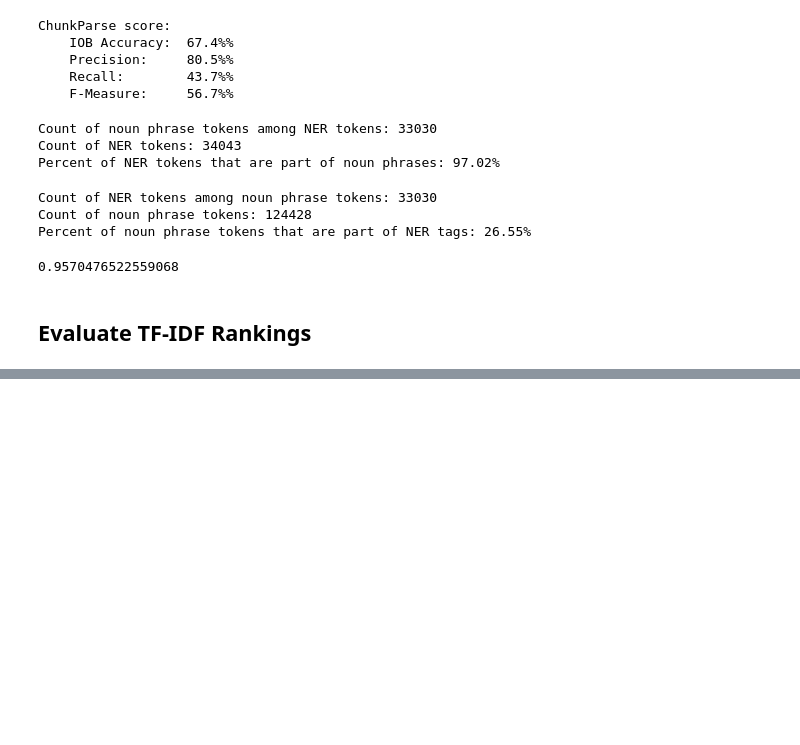
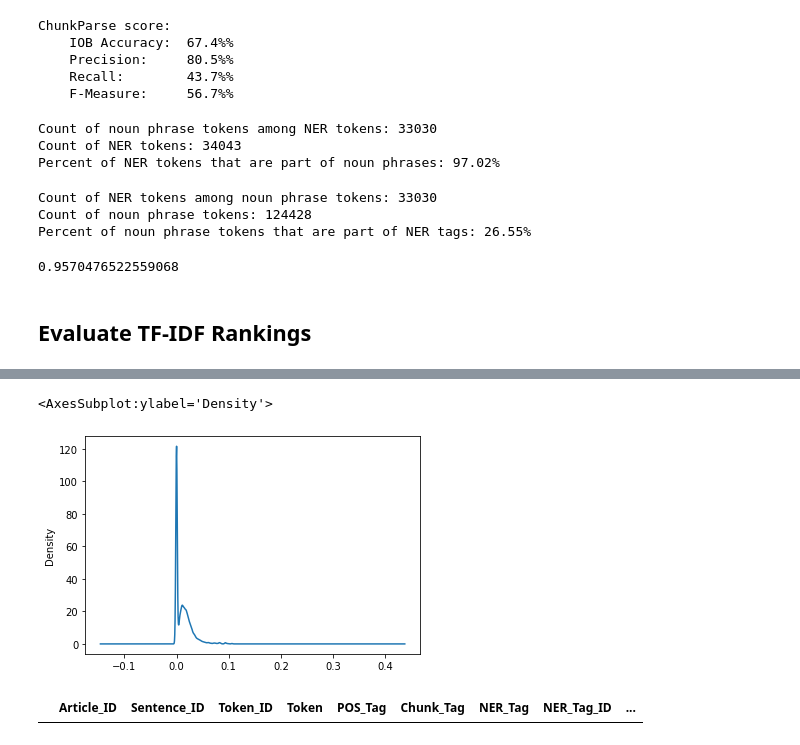
Before and after one commit to ToddMorrill/knowledge-graphs, a Jupyter notebook: kg/ner/NER_Noun_Phrases.ipynb, the cells around one changed output, grey strips where cells are left out. Saved outputs shown, nothing was run; the diff lists cells and outputs as text; code cells hidden in the pictures; blank space fills up the shorter version.

Commit message:
V1 TextRank implementation

```diff
--- a/kg/ner/NER_Noun_Phrases.ipynb
+++ b/kg/ner/NER_Noun_Phrases.ipynb
@@ -260,0 +262,22 @@ weighted avg       0.83      0.77      0.79    203618
+# %%
+# gather up articles
+articles = train_df.groupby(['Article_ID'], )['Token'].apply(lambda x: ' '.join([str(y) for y in list(x)])).values.tolist()
+# %%
+# get candidate phrases
+candidates = []
+scored_candidates = []
+for idx, article in enumerate(articles):
+    # manually tokenize because nltk tokenizer is converting 'C$' -> ['C', '$'] and throwing off comparison
+    sentences = utils.tokenize_text(article)
+    article = [sentence.split() for sentence in sentences]
+    article = utils.tag_pos(article)
+    temp_candidates = []
+    for candidate in scorer.candidates(article, preprocess = False):
+        candidates.append(candidate)
+        temp_candidates.append(candidate)
+    candidate_noun_phrases = [tokens for tokens, flag in temp_candidates if flag]
+    scored_words = scorer.fit_document(candidate_noun_phrases)
+    for candidate in scorer.score_phrases(temp_candidates, scored_words):
+        scored_candidates.append(candidate)
+    if idx % 100 == 0:
+        print(idx)
@@ -260,0 +305,4 @@ weighted avg       0.83      0.77      0.79    203618
+# %%
+text_rank_df = prepare_scored_phrases(scored_candidates)
+# %%
+text_rank_eval_df = merge_dfs(train_df, text_rank_df)
@@ -260,0 +363,5 @@ weighted avg       0.83      0.77      0.79    203618
+# %%
+text_rank_eval_df['Score'].plot(kind='density')
+# %% [output]
+<AxesSubplot:ylabel='Density'>
+[figure, added]
@@ -260,0 +370,4 @@ weighted avg       0.83      0.77      0.79    203618
+# %%
+temp_df[~temp_df['Predicted_Entity_Flag'] & temp_df['Predicted_Entity_Flag_TextRank_Median']]
+# %% [output]
+|  | Article_ID | Sentence_ID | Token_ID | Token | POS_Tag | Chunk_Tag | NER_Tag | NER_Tag_ID | ... |
```
Also changed, not shown: parts of 64 cells of this notebook, 2 other files.
